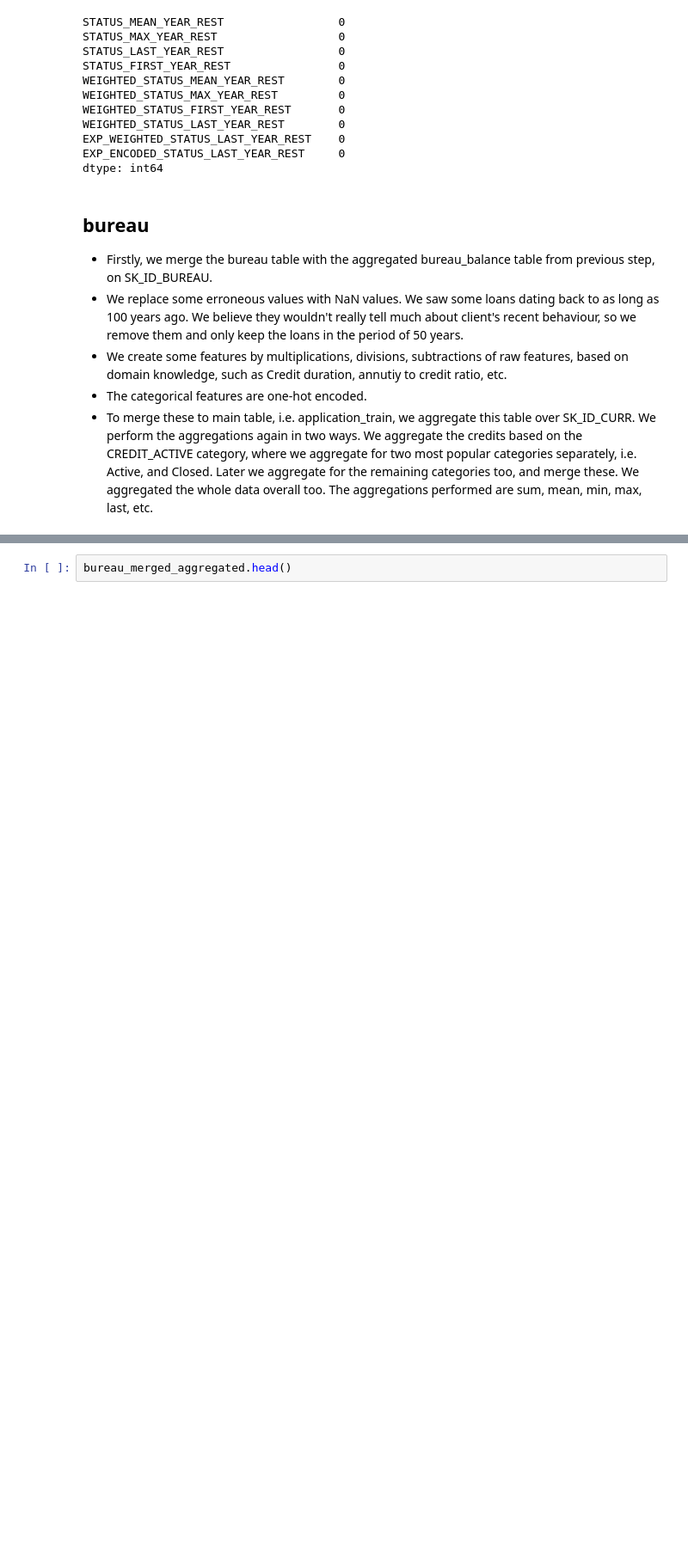
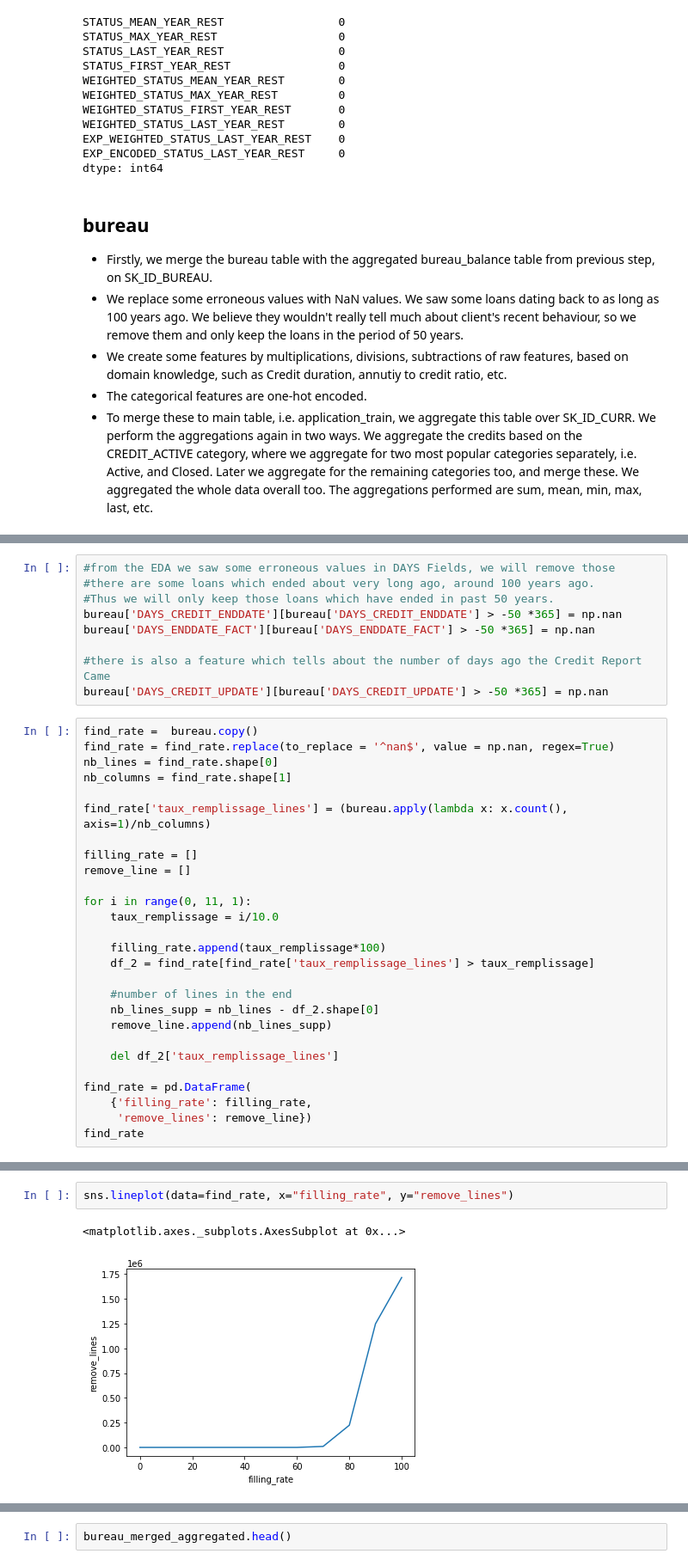
Before and after one commit to Azimoj/Credit-scoring, a Jupyter notebook: Credit__scoring_Modeling.ipynb, the cells around one changed output, grey strips where cells are left out. Shown at 86% size. Cells and saved outputs as stored; diff of their text form; blank space fills up the shorter version.

```diff
--- a/Credit__scoring_Modeling.ipynb
+++ b/Credit__scoring_Modeling.ipynb
@@ -774,0 +783,36 @@ bureau
+# %%
+#from the EDA we saw some erroneous values in DAYS Fields, we will remove those
+#there are some loans which ended about very long ago, around 100 years ago.
+#Thus we will only keep those loans which have ended in past 50 years.
+bureau['DAYS_CREDIT_ENDDATE'][bureau['DAYS_CREDIT_ENDDATE'] > -50 *365] = np.nan
+bureau['DAYS_ENDDATE_FACT'][bureau['DAYS_ENDDATE_FACT'] > -50 *365] = np.nan
+
+#there is also a feature which tells about the number of days ago the Credit Report Came
+bureau['DAYS_CREDIT_UPDATE'][bureau['DAYS_CREDIT_UPDATE'] > -50 *365] = np.nan
+# %%
+find_rate =  bureau.copy()
+find_rate = find_rate.replace(to_replace = '^nan$', value = np.nan, regex=True)
+nb_lines = find_rate.shape[0]
+nb_columns = find_rate.shape[1]
+
+find_rate['taux_remplissage_lines'] = (bureau.apply(lambda x: x.count(), axis=1)/nb_columns)
+
+filling_rate = []
+remove_line = []
+
+for i in range(0, 11, 1):
+    taux_remplissage = i/10.0
+
+    filling_rate.append(taux_remplissage*100)
+    df_2 = find_rate[find_rate['taux_remplissage_lines'] > taux_remplissage]
+
+    #number of lines in the end
+    nb_lines_supp = nb_lines - df_2.shape[0]
+    remove_line.append(nb_lines_supp)
+
+    del df_2['taux_remplissage_lines']
+
+find_rate = pd.DataFrame(
+    {'filling_rate': filling_rate,
+     'remove_lines': remove_line})
+find_rate
@@ -774,0 +832,5 @@ bureau
+# %%
+sns.lineplot(data=find_rate, x="filling_rate", y="remove_lines")
+# %% [output]
+<matplotlib.axes._subplots.AxesSubplot at 0x...>
+[figure, added]
```
Also changed, not shown: parts of 79 cells of this notebook.
